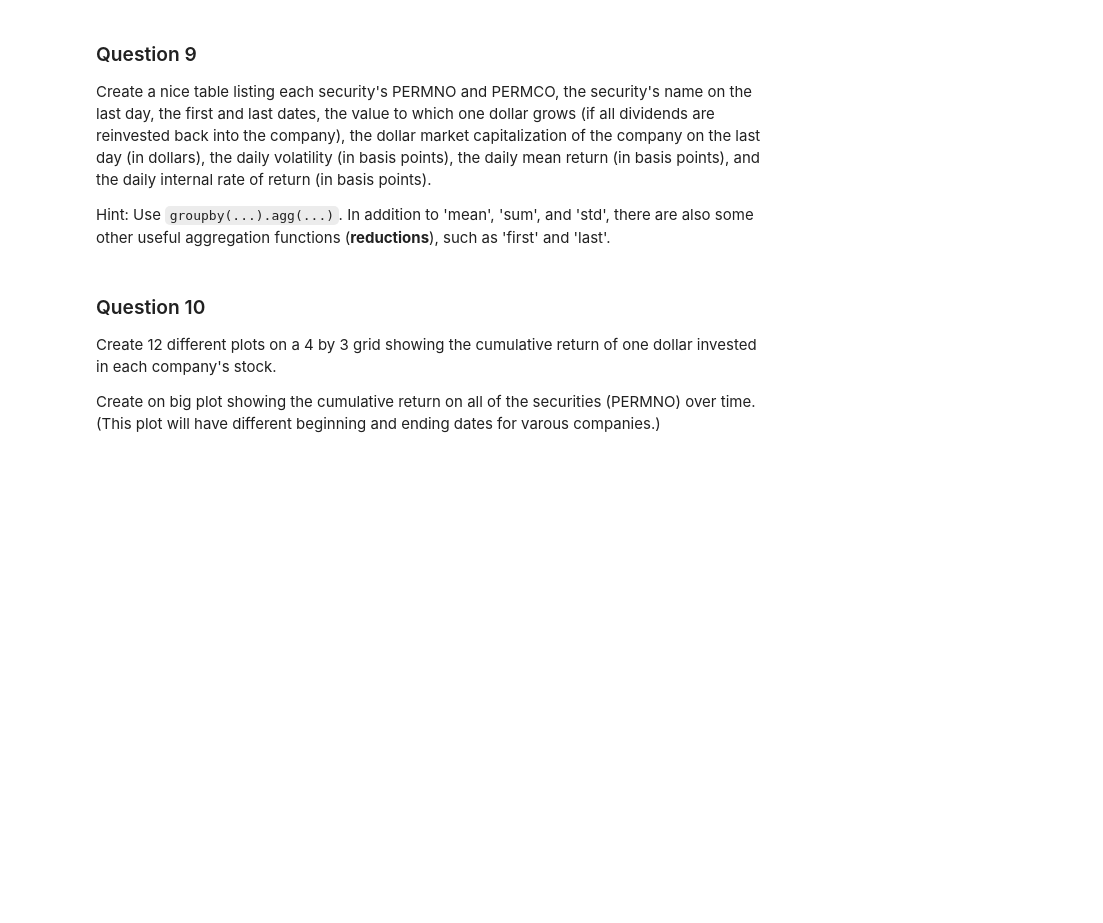
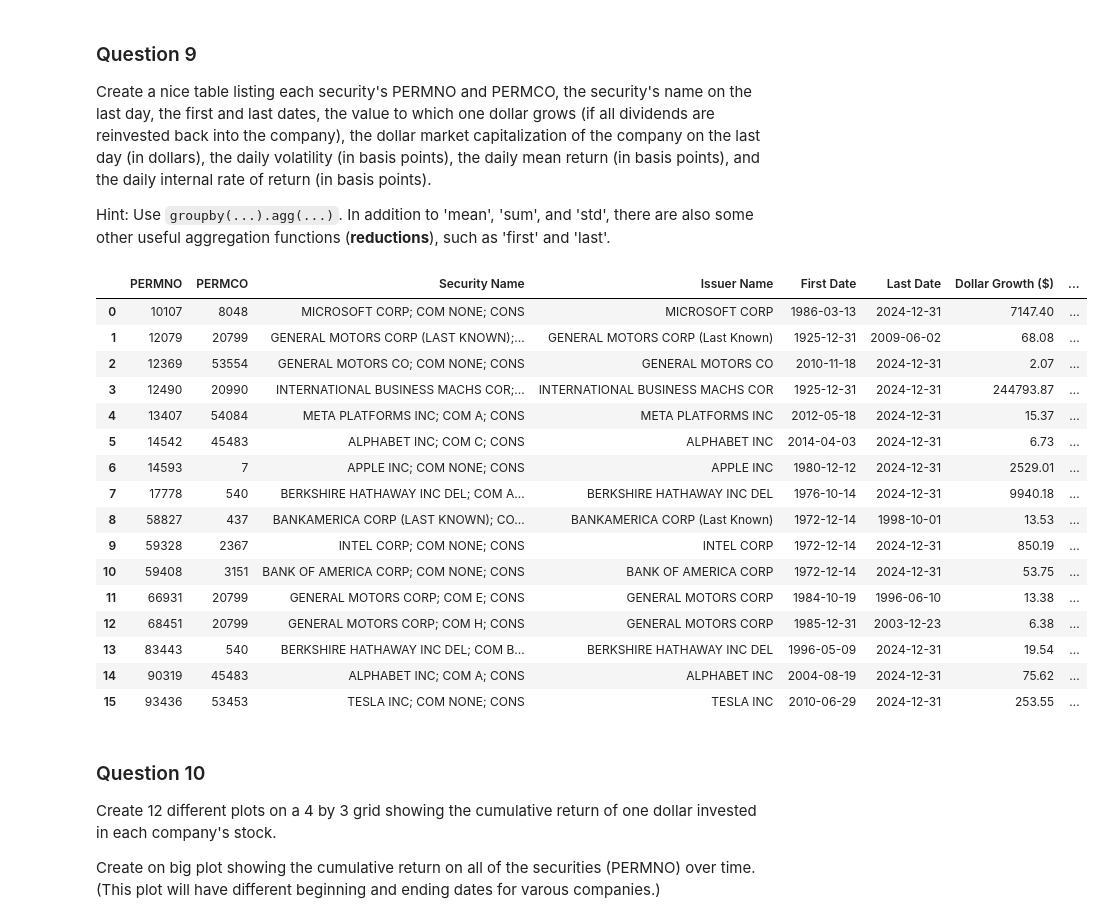
Before and after one commit to aadia1234/BUFN400, a Jupyter notebook: hws/hw1/hw1.ipynb, the cells around one changed output. Cells and saved outputs as stored; diff of their text form; code cells hidden in the pictures; blank space fills up the shorter version.

```diff
--- a/hws/hw1/hw1.ipynb
+++ b/hws/hw1/hw1.ipynb
@@ -847,6 +872,62 @@ dfx[dfx['DlyOrdDivAmt'] > 0].groupby('PERMCO').size().reset_index(name='Number o
 Create a nice table listing each security's PERMNO and PERMCO, the security's name on the last day,  the first and last dates, the value to which one dollar grows (if all dividends are reinvested back into the company), the dollar market capitalization of the company on the last day (in dollars), the daily volatility (in basis points), the daily mean return (in basis points), and the daily internal rate of return (in basis points).
 
 Hint: Use `groupby(...).agg(...)`. In addition to 'mean', 'sum', and 'std', there are also some other useful aggregation functions (**reductions**), such as 'first' and 'last'.
+# %%
+def calculate_irr(returns_series):
+    returns = returns_series.fillna(0)
+    num_trading_days = len(returns)
+
+    gross_returns = 1 + returns
+    cumulative_returns = gross_returns.cumprod()
+    cum_ret_total = cumulative_returns.iloc[-1] / cumulative_returns.iloc[0]
+
+    irr_factor = cum_ret_total ** (1 / (num_trading_days - 1))
+    irr = irr_factor - 1.00
+
+    return irr
+
+dfx['GrossReturn'] = (1 + dfx['DlyRet'].fillna(0))
+dfx['CumReturn'] = dfx.groupby('PERMNO')['GrossReturn'].cumprod()
+dfx['MktCap'] = dfx['DlyPrc'] * dfx['ShrOut']
+
+enhanced_aggregations = {
+    'PERMCO': ('PERMCO', 'first'),
+    'Security Name': ('SecurityNm', 'last'),
+    'Issuer Name': ('IssuerNm', 'last'),
+    'First Date': ('DlyCalDt', 'first'),
+    'Last Date': ('DlyCalDt', 'last'),
+    'Dollar Growth ($)': ('CumReturn', 'last'),
+    'Market Cap on Last Day ($)': ('MktCap', 'last'),
+    'Daily Volatility (bp)': ('DlyRet', lambda x: x.std() * 10000),
+    'Daily Mean Return (bp)': ('DlyRet', lambda x: x.mean() * 10000),
+    'Daily IRR (bp)': ('DlyRet', lambda x: calculate_irr(x) * 10000),
+}
+
+enhanced_summary = dfx.groupby('PERMNO').agg(**enhanced_aggregations).reset_index()
+
+enhanced_summary['Annual Volatility (%)'] = (enhanced_summary['Daily Volatility (bp)'] / 10000 * np.sqrt(252) * 100).round(1)
+enhanced_summary['Annual Return (%)'] = (((1 + enhanced_summary['Daily IRR (bp)']/10000)**252 - 1) * 100).round(1)
+pd.set_option('display.float_format', '{:.2f}'.format)
+
+display(enhanced_summary)
+# %% [output]
+|  | PERMNO | PERMCO | Security Name | Issuer Name | First Date | Last Date | Dollar Growth ($) | ... |
+| 0 | 10107 | 8048 | MICROSOFT CORP; COM NONE; CONS | MICROSOFT CORP | 1986-03-13 | 2024-12-31 | 7147.40 | ... |
+| 1 | 12079 | 20799 | GENERAL MOTORS CORP (LAST KNOWN);... | GENERAL MOTORS CORP (Last Known) | 1925-12-31 | 2009-06-02 | 68.08 | ... |
+| 2 | 12369 | 53554 | GENERAL MOTORS CO; COM NONE; CONS | GENERAL MOTORS CO | 2010-11-18 | 2024-12-31 | 2.07 | ... |
+| 3 | 12490 | 20990 | INTERNATIONAL BUSINESS MACHS COR;... | INTERNATIONAL BUSINESS MACHS COR | 1925-12-31 | 2024-12-31 | 244793.87 | ... |
+| 4 | 13407 | 54084 | META PLATFORMS INC; COM A; CONS | META PLATFORMS INC | 2012-05-18 | 2024-12-31 | 15.37 | ... |
+| 5 | 14542 | 45483 | ALPHABET INC; COM C; CONS | ALPHABET INC | 2014-04-03 | 2024-12-31 | 6.73 | ... |
+| 6 | 14593 | 7 | APPLE INC; COM NONE; CONS | APPLE INC | 1980-12-12 | 2024-12-31 | 2529.01 | ... |
+| 7 | 17778 | 540 | BERKSHIRE HATHAWAY INC DEL; COM A... | BERKSHIRE HATHAWAY INC DEL | 1976-10-14 | 2024-12-31 | 9940.18 | ... |
+| 8 | 58827 | 437 | BANKAMERICA CORP (LAST KNOWN); CO... | BANKAMERICA CORP (Last Known) | 1972-12-14 | 1998-10-01 | 13.53 | ... |
+| 9 | 59328 | 2367 | INTEL CORP; COM NONE; CONS | INTEL CORP | 1972-12-14 | 2024-12-31 | 850.19 | ... |
+| 10 | 59408 | 3151 | BANK OF AMERICA CORP; COM NONE; CONS | BANK OF AMERICA CORP | 1972-12-14 | 2024-12-31 | 53.75 | ... |
+| 11 | 66931 | 20799 | GENERAL MOTORS CORP; COM E; CONS | GENERAL MOTORS CORP | 1984-10-19 | 1996-06-10 | 13.38 | ... |
+| 12 | 68451 | 20799 | GENERAL MOTORS CORP; COM H; CONS | GENERAL MOTORS CORP | 1985-12-31 | 2003-12-23 | 6.38 | ... |
+| 13 | 83443 | 540 | BERKSHIRE HATHAWAY INC DEL; COM B... | BERKSHIRE HATHAWAY INC DEL | 1996-05-09 | 2024-12-31 | 19.54 | ... |
+| 14 | 90319 | 45483 | ALPHABET INC; COM A; CONS | ALPHABET INC | 2004-08-19 | 2024-12-31 | 75.62 | ... |
+| 15 | 93436 | 53453 | TESLA INC; COM NONE; CONS | TESLA INC | 2010-06-29 | 2024-12-31 | 253.55 | ... |
 # %% [markdown]
 ### Question 10
 
```
Also changed, not shown: parts of 15 cells of this notebook.
